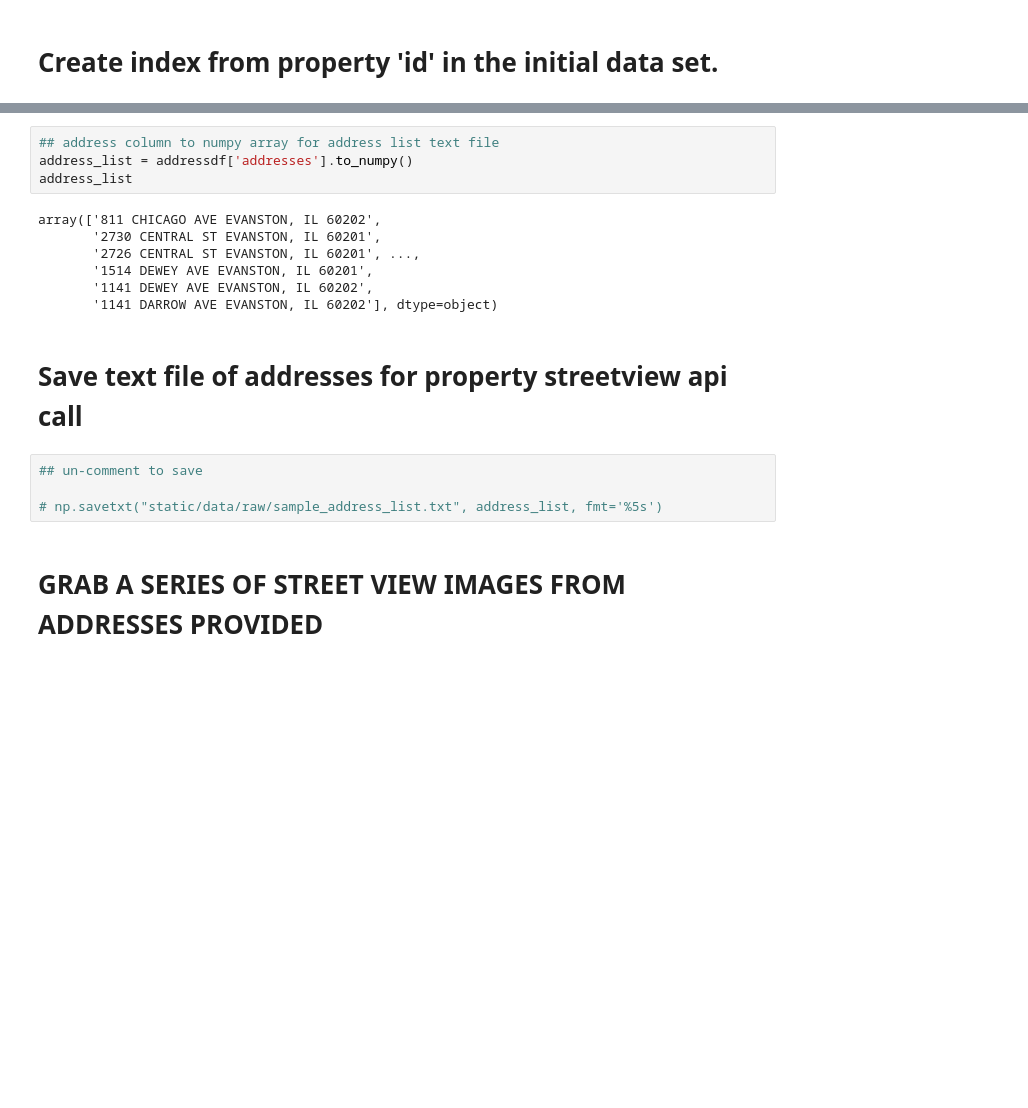
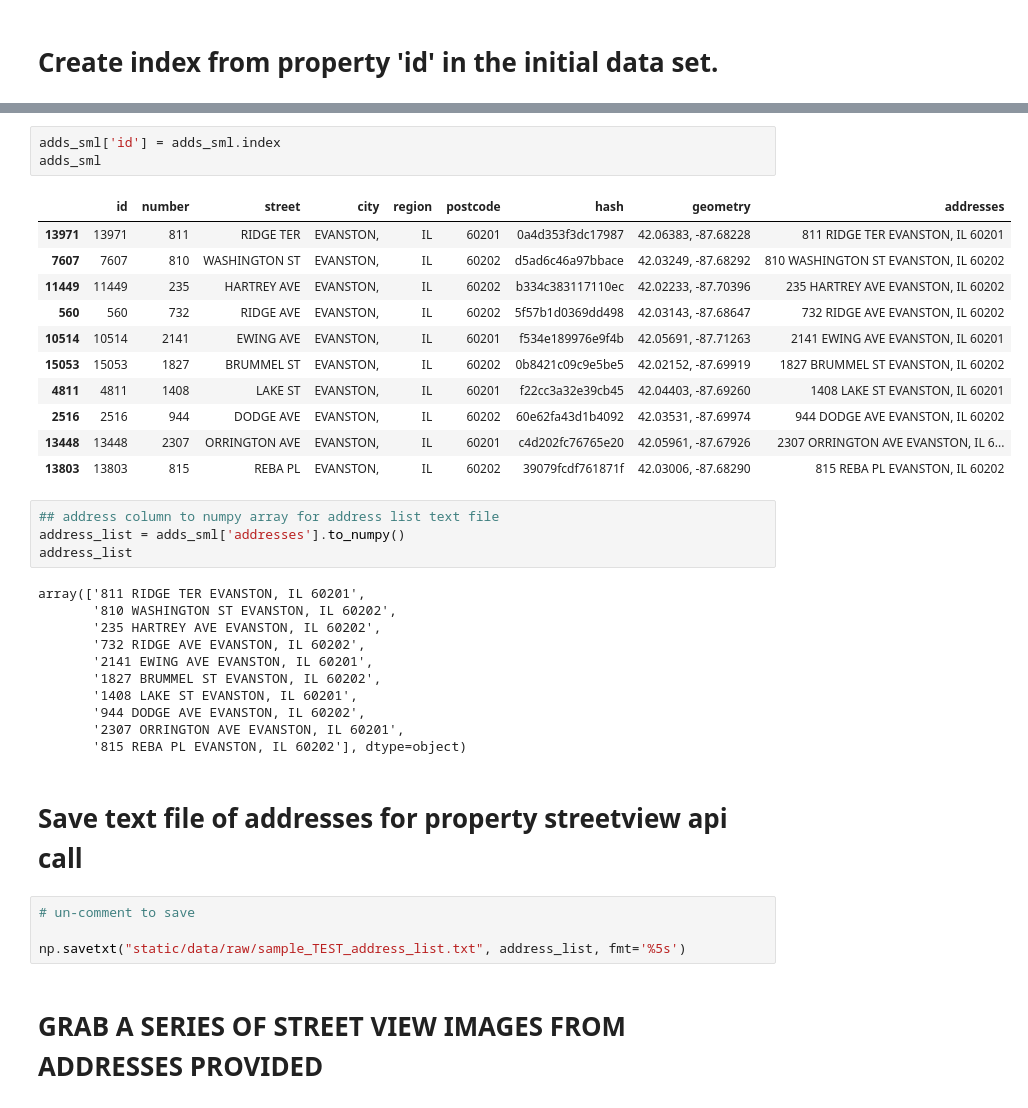
Before and after one commit to ericdonnelly/target_market, a Jupyter notebook: property_data_scrape.ipynb, the cells around one changed output, grey strips where cells are left out. Saved outputs shown, nothing was run; the diff lists cells and outputs as text; blank space fills up the shorter version.

```diff
--- a/property_data_scrape.ipynb
+++ b/property_data_scrape.ipynb
@@ -203,20 +198,39 @@ addressdf
+# %%
+adds_sml['id'] = adds_sml.index
+adds_sml
+# %% [output]
+|  | id | number | street | city | region | postcode | hash | geometry | addresses |
+| 13971 | 13971 | 811 | RIDGE TER | EVANSTON, | IL | 60201 | 0a4d353f3dc17987 | 42.06383, -87.68228 | 811 RIDGE TER EVANSTON, IL 60201 |
+| 7607 | 7607 | 810 | WASHINGTON ST | EVANSTON, | IL | 60202 | d5ad6c46a97bbace | 42.03249, -87.68292 | 810 WASHINGTON ST EVANSTON, IL 60202 |
+| 11449 | 11449 | 235 | HARTREY AVE | EVANSTON, | IL | 60202 | b334c383117110ec | 42.02233, -87.70396 | 235 HARTREY AVE EVANSTON, IL 60202 |
+| 560 | 560 | 732 | RIDGE AVE | EVANSTON, | IL | 60202 | 5f57b1d0369dd498 | 42.03143, -87.68647 | 732 RIDGE AVE EVANSTON, IL 60202 |
+| 10514 | 10514 | 2141 | EWING AVE | EVANSTON, | IL | 60201 | f534e189976e9f4b | 42.05691, -87.71263 | 2141 EWING AVE EVANSTON, IL 60201 |
+| 15053 | 15053 | 1827 | BRUMMEL ST | EVANSTON, | IL | 60202 | 0b8421c09c9e5be5 | 42.02152, -87.69919 | 1827 BRUMMEL ST EVANSTON, IL 60202 |
+| 4811 | 4811 | 1408 | LAKE ST | EVANSTON, | IL | 60201 | f22cc3a32e39cb45 | 42.04403, -87.69260 | 1408 LAKE ST EVANSTON, IL 60201 |
+| 2516 | 2516 | 944 | DODGE AVE | EVANSTON, | IL | 60202 | 60e62fa43d1b4092 | 42.03531, -87.69974 | 944 DODGE AVE EVANSTON, IL 60202 |
+| 13448 | 13448 | 2307 | ORRINGTON AVE | EVANSTON, | IL | 60201 | c4d202fc76765e20 | 42.05961, -87.67926 | 2307 ORRINGTON AVE EVANSTON, IL 6... |
+| 13803 | 13803 | 815 | REBA PL | EVANSTON, | IL | 60202 | 39079fcdf761871f | 42.03006, -87.68290 | 815 REBA PL EVANSTON, IL 60202 |
 # %%
 ## address column to numpy array for address list text file
-address_list = addressdf['addresses'].to_numpy()
+address_list = adds_sml['addresses'].to_numpy()
 address_list
 # %% [output]
-array(['811 CHICAGO AVE EVANSTON, IL 60202',
-       '2730 CENTRAL ST EVANSTON, IL 60201',
-       '2726 CENTRAL ST EVANSTON, IL 60201', ...,
-       '1514 DEWEY AVE EVANSTON, IL 60201',
-       '1141 DEWEY AVE EVANSTON, IL 60202',
-       '1141 DARROW AVE EVANSTON, IL 60202'], dtype=object)
+array(['811 RIDGE TER EVANSTON, IL 60201',
+       '810 WASHINGTON ST EVANSTON, IL 60202',
+       '235 HARTREY AVE EVANSTON, IL 60202',
+       '732 RIDGE AVE EVANSTON, IL 60202',
+       '2141 EWING AVE EVANSTON, IL 60201',
+       '1827 BRUMMEL ST EVANSTON, IL 60202',
+       '1408 LAKE ST EVANSTON, IL 60201',
+       '944 DODGE AVE EVANSTON, IL 60202',
+       '2307 ORRINGTON AVE EVANSTON, IL 60201',
+       '815 REBA PL EVANSTON, IL 60202'], dtype=object)
 # %% [markdown]
 # Save text file of addresses for property streetview api call
 # %%
-## un-comment to save
+# un-comment to save
 
-# np.savetxt("static/data/raw/sample_address_list.txt", address_list, fmt='%5s')
+np.savetxt("static/data/raw/sample_TEST_address_list.txt", address_list, fmt='%5s')
 # %% [markdown]
 # GRAB A SERIES OF STREET VIEW IMAGES FROM ADDRESSES PROVIDED
 # %%
```
Also changed, not shown: parts of 4 cells of this notebook, 3 other files.
